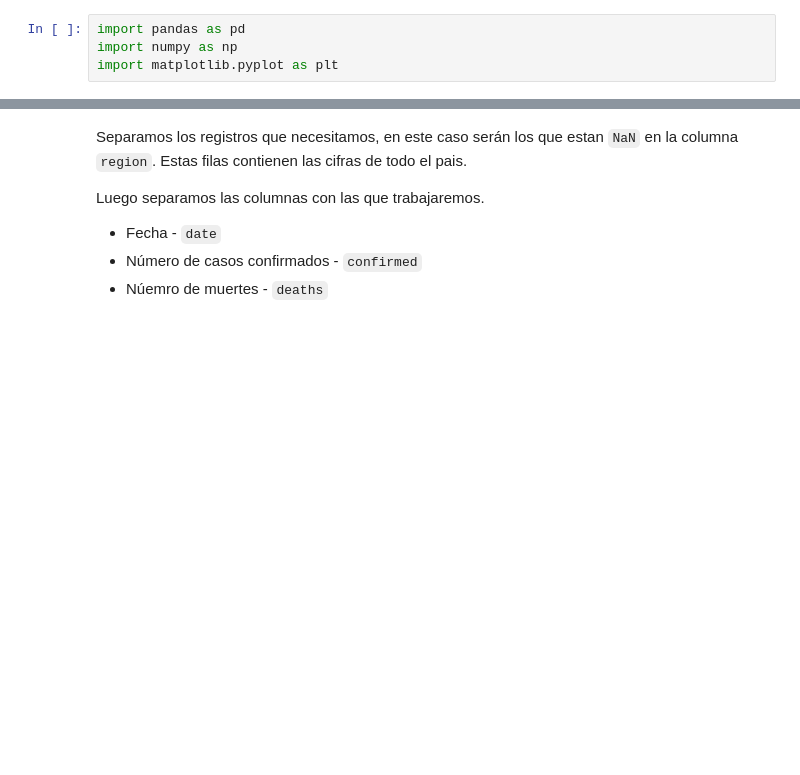
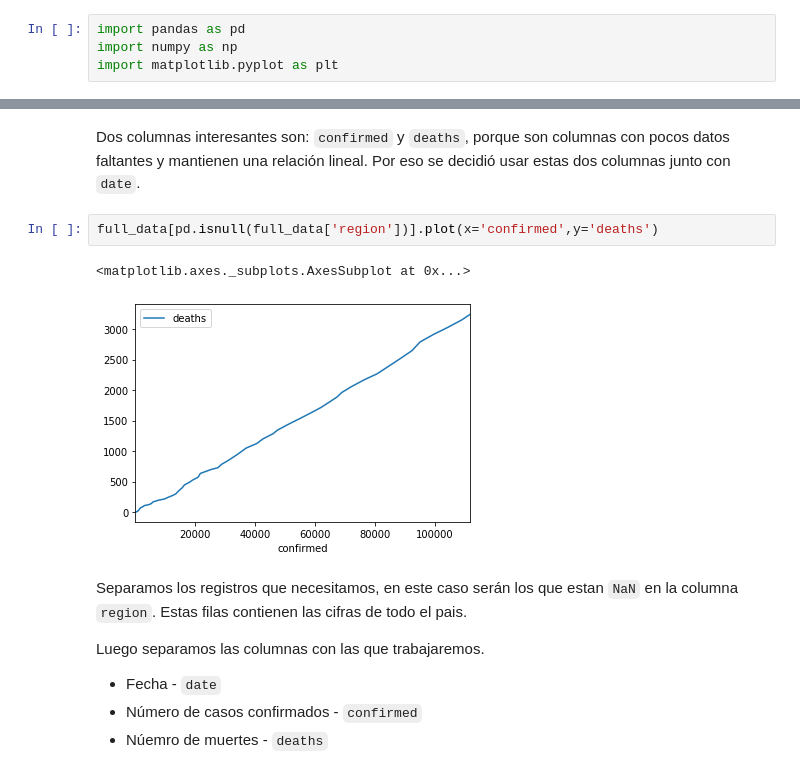
Before and after one commit to juan1t0/Topicos_IA, a Jupyter notebook: Predictor_COVID-19.ipynb, the cells around one changed output, grey strips where cells are left out. Drawn from its saved outputs; the diff is of its cells as text; blank space fills up the shorter version.

```diff
--- a/Predictor_COVID-19.ipynb
+++ b/Predictor_COVID-19.ipynb
@@ -55,3 +57,10 @@ full_data.describe()
+# %% [markdown]
+Dos columnas interesantes son: `confirmed` y `deaths`, porque son columnas con pocos datos faltantes y mantienen una relación lineal. Por eso se decidió usar estas dos columnas junto con `date`.
+# %%
+full_data[pd.isnull(full_data['region'])].plot(x='confirmed',y='deaths')
+# %% [output]
+<matplotlib.axes._subplots.AxesSubplot at 0x...>
+[figure, added]
 # %% [markdown]
 Separamos los registros que necesitamos, en este caso serán los que estan `NaN` en la columna `region`. Estas filas contienen las cifras de todo el pais.
 
```
Also changed, not shown: parts of 121 cells of this notebook.
